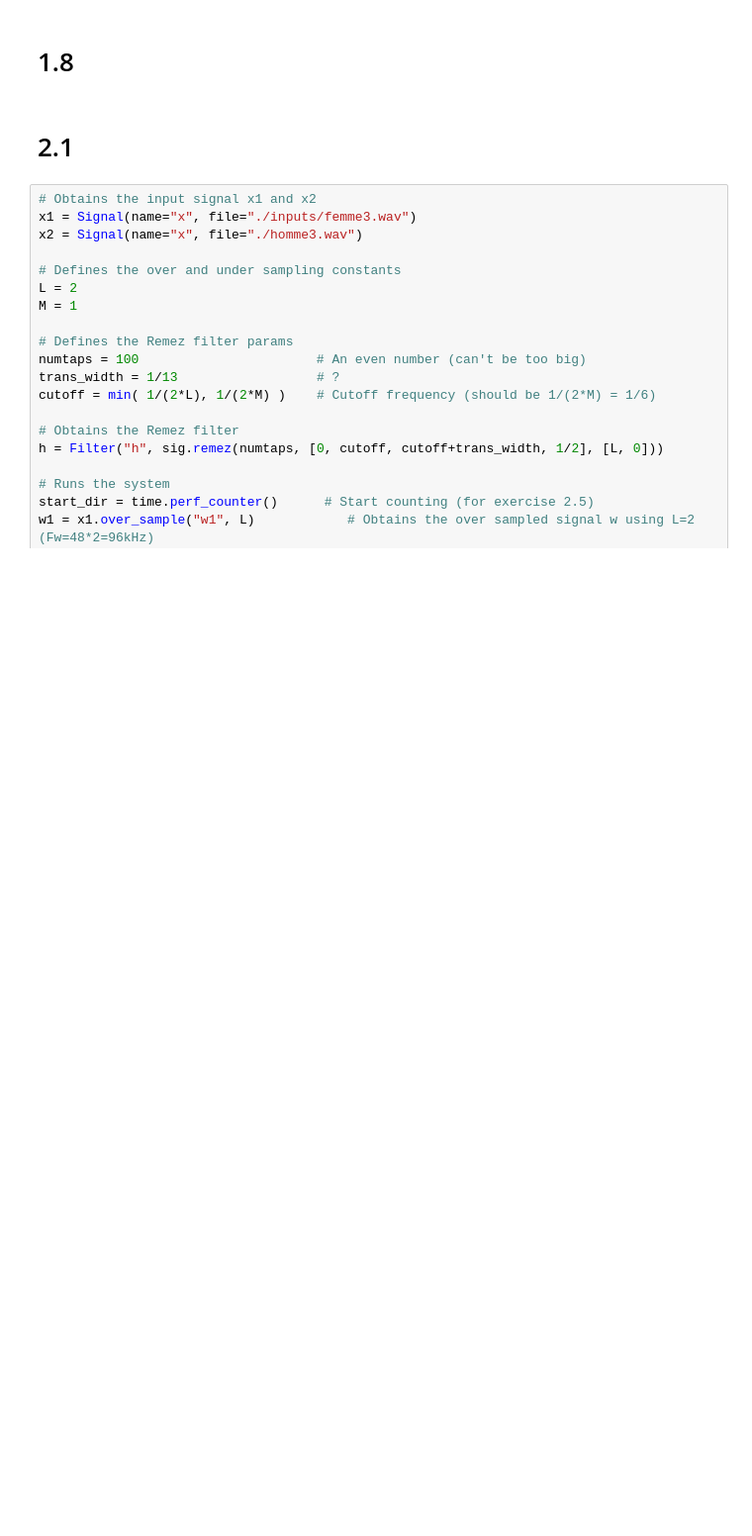
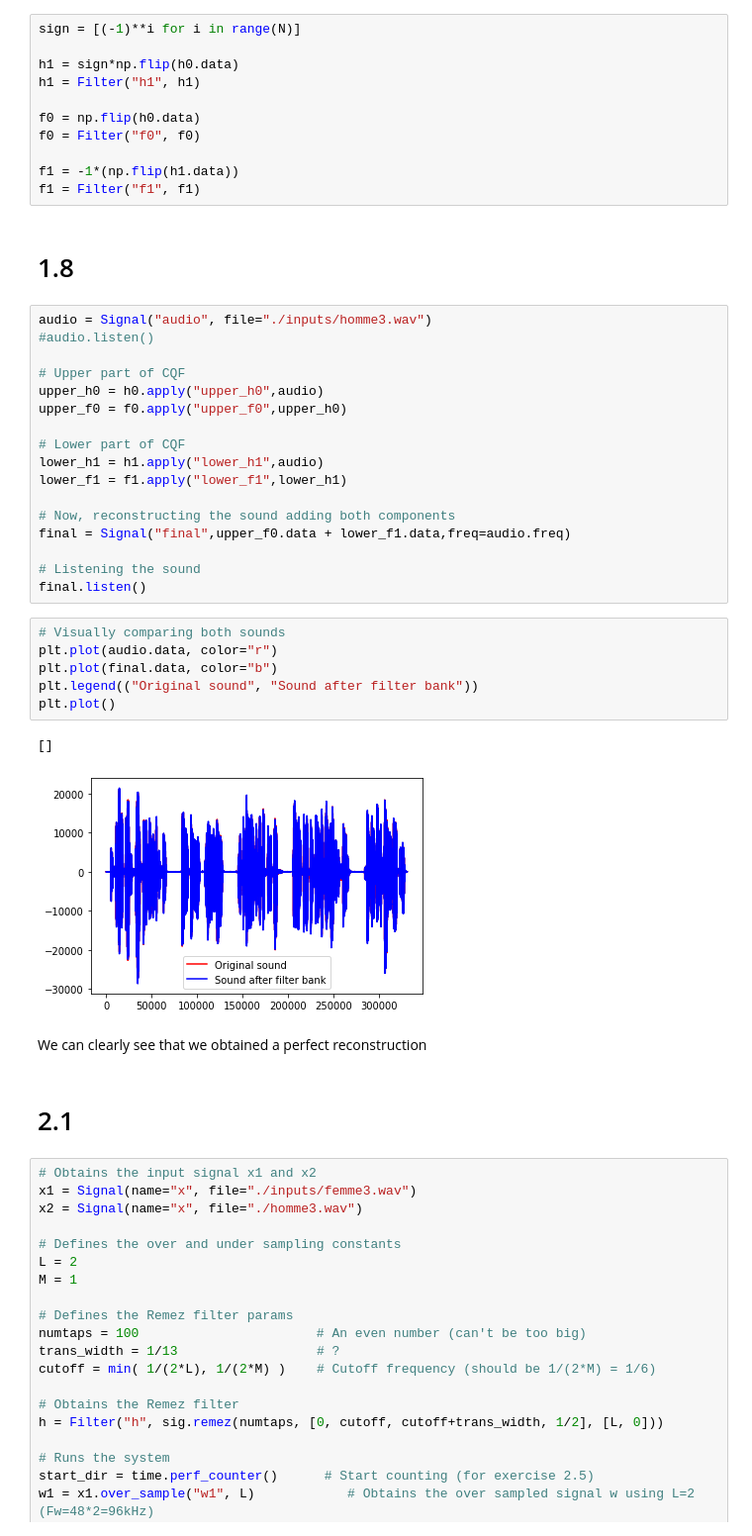
Before and after one commit to daniel-deutsch/TSIA201, a Jupyter notebook: TP2/main.ipynb, the cells around one changed output. Shown at 99% size. Cells and saved outputs as stored; diff of their text form; blank space fills up the shorter version.

Commit message:
Part 1 Finished

```diff
--- a/TP2/main.ipynb
+++ b/TP2/main.ipynb
@@ -346,5 +410,44 @@ By the plot shown above we can clearly see that there are negative components at
+# %%
+sign = [(-1)**i for i in range(N)]
+
+h1 = sign*np.flip(h0.data)
+h1 = Filter("h1", h1)
+
+f0 = np.flip(h0.data)
+f0 = Filter("f0", f0)
+
+f1 = -1*(np.flip(h1.data))
+f1 = Filter("f1", f1)
 # %% [markdown]
 # 1.8
+# %%
+audio = Signal("audio", file="./inputs/homme3.wav")
+#audio.listen()
+
+# Upper part of CQF
+upper_h0 = h0.apply("upper_h0",audio)
+upper_f0 = f0.apply("upper_f0",upper_h0)
+
+# Lower part of CQF
+lower_h1 = h1.apply("lower_h1",audio)
+lower_f1 = f1.apply("lower_f1",lower_h1)
+
+# Now, reconstructing the sound adding both components
+final = Signal("final",upper_f0.data + lower_f1.data,freq=audio.freq)
+
+# Listening the sound
+final.listen()
+# %%
+# Visually comparing both sounds
+plt.plot(audio.data, color="r")
+plt.plot(final.data, color="b")
+plt.legend(("Original sound", "Sound after filter bank"))
+plt.plot()
+# %% [output]
+[]
+[figure, added]
+# %% [markdown]
+We can clearly see that we obtained a perfect reconstruction
 # %% [markdown]
 # 2.1
 # %%
```
Also changed, not shown: parts of 9 cells of this notebook.
